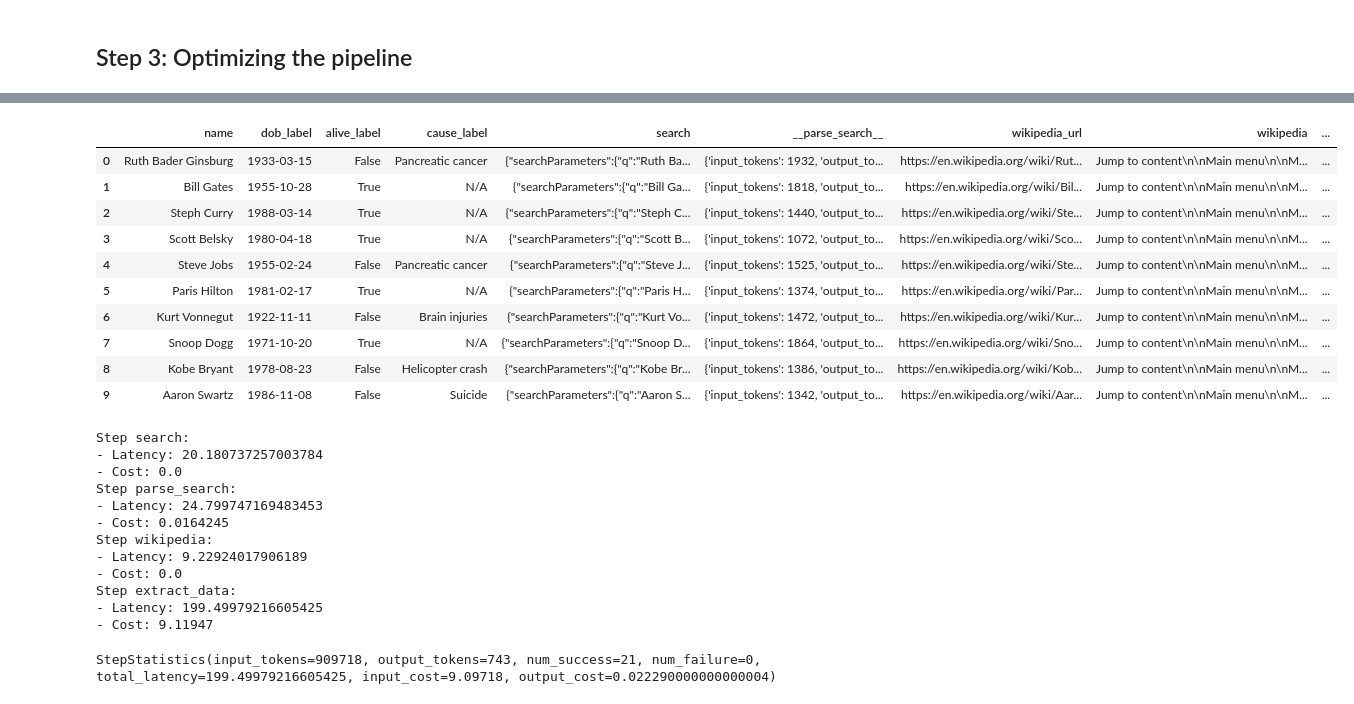
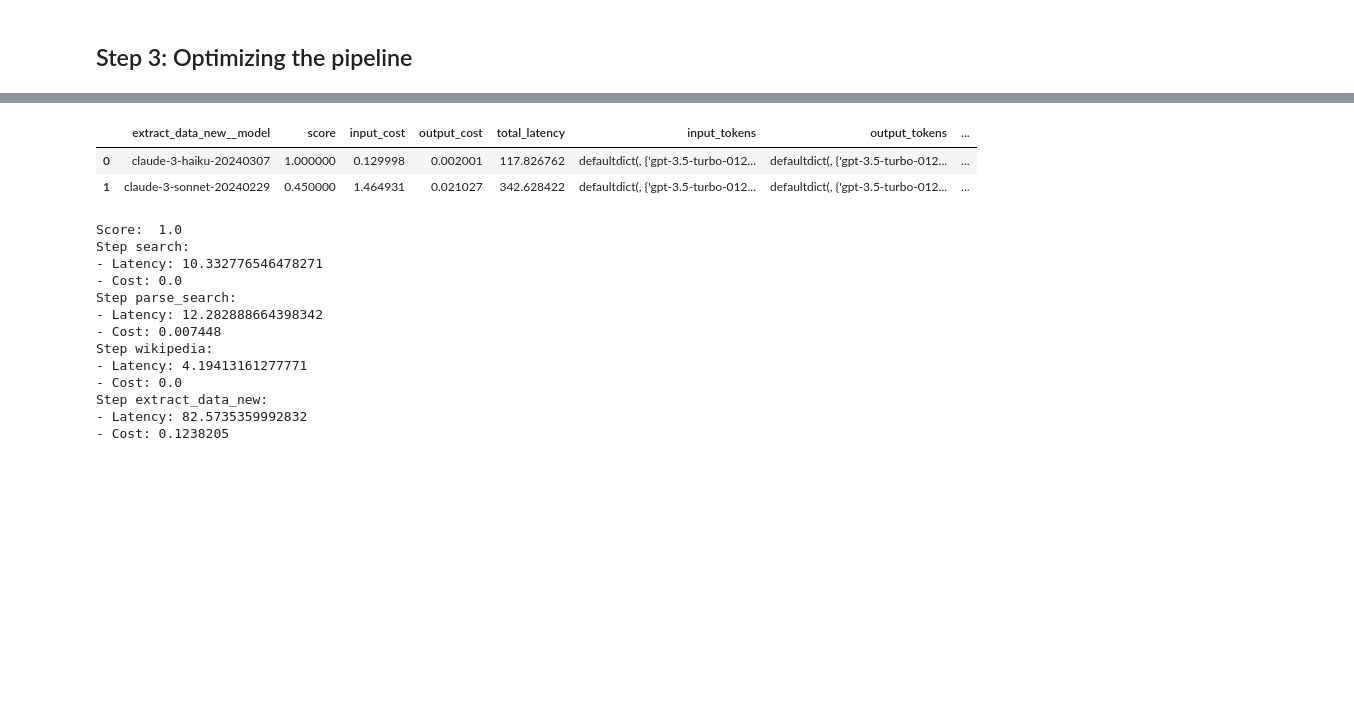
Before and after one commit to villagecomputing/superpipe, a Jupyter notebook: docs/examples/web_scraping/web_scraping.ipynb, the cells around one changed output, grey strips where cells are left out. Drawn from its saved outputs; the diff is of its cells as text; code cells hidden in the pictures; blank space fills up the shorter version.

```diff
--- a/docs/examples/web_scraping/web_scraping.ipynb
+++ b/docs/examples/web_scraping/web_scraping.ipynb
@@ -128,7 +128,7 @@ class EvalResult(BaseModel):
 
 cause_evaluator = LLMStructuredStep(
   model=models.gpt4,
-  prompt=lambda row: f"This is the correct answer: {row['cause_label']}. This is the candidate: {row['cause_of_death']}. Is this correct?",
+  prompt=lambda row: f"This is the correct cause of death: {row['cause_label']}. Is this provided cause of death accurate? The phrasing might be slightly different. Use your judgement: \n{row['cause_of_death']}",
   out_schema=EvalResult,
   name="cause_evaluator")
 
@@ -146,4 +146,5 @@ def eval_fn(row):
   return score
 
 pipeline.run(df)
-pipeline.evaluate(eval_fn)
+print("Score: ", pipeline.evaluate(eval_fn))
+df
@@ -186,53 +171,54 @@ Step extract_data:
 # %%
+from superpipe.grid_search import GridSearch
 from superpipe.models import claude3_haiku, claude3_sonnet
 from superpipe.steps import LLMStructuredCompositeStep
 
+# we need to use LLMStructuredCompositeStep which uses GPT3.5 for structured JSON extraction
+# because Claude does not support JSON mode or function calling out of the box
 new_extract_step = LLMStructuredCompositeStep(
   model=models.claude3_haiku,
   prompt=extract_step.prompt,
   out_schema=ExtractedData,
   name="extract_data_new"
 )
 
 new_pipeline = Pipeline([
   search_step,
   parse_search_step,
   fetch_wikipedia_step,
   new_extract_step
-])
+], evaluation_fn=eval_fn)
 
-pipeline.run(df)
+param_grid = {
+  new_extract_step.name:{
+    "model": [claude3_haiku, claude3_sonnet]}
+}
+grid_search = GridSearch(new_pipeline, param_grid)
+grid_search.run(df)
 # %% [output]
-|  | name | dob_label | alive_label | cause_label | search | __parse_search__ | wikipedia_url | wikipedia | ... |
-| 0 | Ruth Bader Ginsburg | 1933-03-15 | False | Pancreatic cancer | {"searchParameters":{"q":"Ruth Ba... | {'input_tokens': 1932, 'output_to... | https://en.wikipedia.org/wiki/Rut... | Jump to content\n\nMain menu\n\nM... | ... |
-| 1 | Bill Gates | 1955-10-28 | True | N/A | {"searchParameters":{"q":"Bill Ga... | {'input_tokens': 1818, 'output_to... | https://en.wikipedia.org/wiki/Bil... | Jump to content\n\nMain menu\n\nM... | ... |
-| 2 | Steph Curry | 1988-03-14 | True | N/A | {"searchParameters":{"q":"Steph C... | {'input_tokens': 1440, 'output_to... | https://en.wikipedia.org/wiki/Ste... | Jump to content\n\nMain menu\n\nM... | ... |
-| 3 | Scott Belsky | 1980-04-18 | True | N/A | {"searchParameters":{"q":"Scott B... | {'input_tokens': 1072, 'output_to... | https://en.wikipedia.org/wiki/Sco... | Jump to content\n\nMain menu\n\nM... | ... |
-| 4 | Steve Jobs | 1955-02-24 | False | Pancreatic cancer | {"searchParameters":{"q":"Steve J... | {'input_tokens': 1525, 'output_to... | https://en.wikipedia.org/wiki/Ste... | Jump to content\n\nMain menu\n\nM... | ... |
-| 5 | Paris Hilton | 1981-02-17 | True | N/A | {"searchParameters":{"q":"Paris H... | {'input_tokens': 1374, 'output_to... | https://en.wikipedia.org/wiki/Par... | Jump to content\n\nMain menu\n\nM... | ... |
-| 6 | Kurt Vonnegut | 1922-11-11 | False | Brain injuries | {"searchParameters":{"q":"Kurt Vo... | {'input_tokens': 1472, 'output_to... | https://en.wikipedia.org/wiki/Kur... | Jump to content\n\nMain menu\n\nM... | ... |
-| 7 | Snoop Dogg | 1971-10-20 | True | N/A | {"searchParameters":{"q":"Snoop D... | {'input_tokens': 1864, 'output_to... | https://en.wikipedia.org/wiki/Sno... | Jump to content\n\nMain menu\n\nM... | ... |
-| 8 | Kobe Bryant | 1978-08-23 | False | Helicopter crash | {"searchParameters":{"q":"Kobe Br... | {'input_tokens': 1386, 'output_to... | https://en.wikipedia.org/wiki/Kob... | Jump to content\n\nMain menu\n\nM... | ... |
-| 9 | Aaron Swartz | 1986-11-08 | False | Suicide | {"searchParameters":{"q":"Aaron S... | {'input_tokens': 1342, 'output_to... | https://en.wikipedia.org/wiki/Aar... | Jump to content\n\nMain menu\n\nM... | ... |
+|  | extract_data_new__model | score | input_cost | output_cost | total_latency | input_tokens | output_tokens | ... |
+| 0 | claude-3-haiku-20240307 | 1.000000 | 0.129998 | 0.002001 | 117.826762 | defaultdict(, {'gpt-3.5-turbo-012... | defaultdict(, {'gpt-3.5-turbo-012... | ... |
+| 1 | claude-3-sonnet-20240229 | 0.450000 | 1.464931 | 0.021027 | 342.628422 | defaultdict(, {'gpt-3.5-turbo-012... | defaultdict(, {'gpt-3.5-turbo-012... | ... |
 # %%
-for step in pipeline.steps:
+best_params = grid_search.best_params
+new_pipeline.update_params(best_params)
+new_pipeline.run(df)
+print("Score: ", new_pipeline.score)
+for step in new_pipeline.steps:
   print(f"Step {step.name}:")
   print(f"- Latency: {step.statistics.total_latency}")
   print(f"- Cost: {step.statistics.input_cost + step.statistics.output_cost}")
 # %% [output]
+Score:  1.0
 Step search:
-- Latency: 20.180737257003784
+- Latency: 10.332776546478271
 - Cost: 0.0
 Step parse_search:
-- Latency: 24.799747169483453
-- Cost: 0.0164245
+- Latency: 12.282888664398342
+- Cost: 0.007448
 Step wikipedia:
-- Latency: 9.22924017906189
+- Latency: 4.19413161277771
 - Cost: 0.0
-Step extract_data:
-- Latency: 199.49979216605425
-- Cost: 9.11947
+Step extract_data_new:
+- Latency: 82.5735359992832
+- Cost: 0.1238205
-# %%
-pipeline.steps[-1].statistics
-# %% [output]
-StepStatistics(input_tokens=909718, output_tokens=743, num_success=21, num_failure=0, total_latency=199.49979216605425, input_cost=9.09718, output_cost=0.022290000000000004)
```
Also changed, not shown: parts of 4 cells of this notebook, 12 other files.
